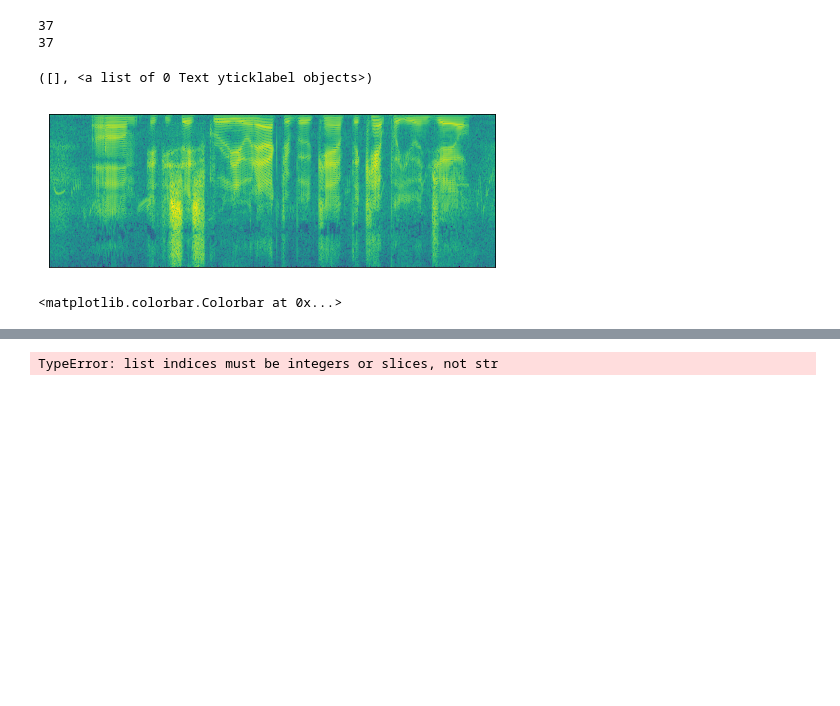
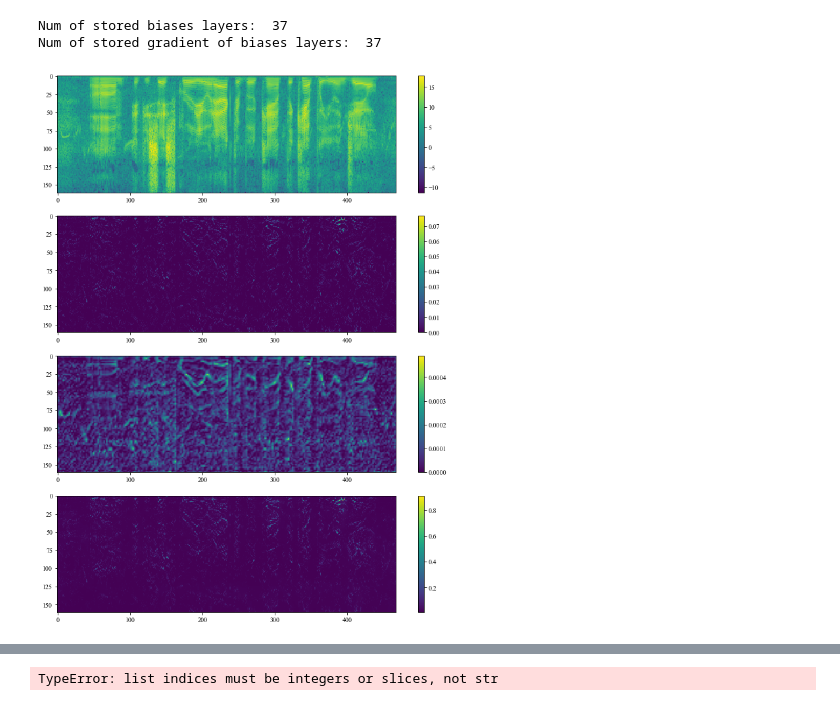
Before and after one commit to Wenhao-Yang/SpeakerVerifiaction-pytorch, a Jupyter notebook: Misc/hook_conv.ipynb, the cells around one changed output, grey strips where cells are left out. Cells and saved outputs as stored; diff of their text form; code cells hidden in the pictures; blank space fills up the shorter version.

```diff
--- a/Misc/hook_conv.ipynb
+++ b/Misc/hook_conv.ipynb
@@ -155,12 +147,27 @@ logits, feat = model(x)
 logits[0].max().backward()
 # print(feature_grads[0].shape)
 # %%
-print(len(bias_layers))
-print(len(out_feature_grads))
+print("Num of stored biases layers: ", len(bias_layers))
+print("Num of stored gradient of biases layers: ", len(out_feature_grads))
 
 ups = torch.nn.UpsamplingBilinear2d(size=(468, 161))
+grad = x.grad.clamp_min(0)
+
 input_gradient = (x.grad * x).clamp_min(0)
-grad = x.grad.clamp_min(0)
+
+# cam
+grad_cam = torch.zeros_like(x)
+L = len(cam_layers)
+assert len(out_layer_grad) == L, print(len(out_layer_grad))
+for i,l in enumerate(out_layer_grad):
+
+    weight = out_layer_grad[i].mean(dim=(2, 3), keepdim=True)
+    feat = out_layer_feat[L-1-i]
+
+    T = (feat * weight).sum(dim=1, keepdim=True).clamp_min(0)
+    grad_cam += ups(T)
+
+# full grad
 full_grad = input_gradient.clone()
 
 L = len(bias_layers)
@@ -177,38 +184,21 @@ for i,l in enumerate(bias_layers):
 #     bias_grad /= bias_grad.max()
 
     full_grad += ups(bias_grad)
+
+vis_grad = [x, grad, grad_cam, full_grad]
 # %% [output]
-37
-37
+Num of stored biases layers:  37
+Num of stored gradient of biases layers:  37
-# %%
-plt.figure(figsize=(8, 5))
-
-im = plt.imshow(x1.transpose())
-plt.xticks([])
-plt.yticks([])
-# plt.colorbar(im)  # 显示颜色标尺
-# print(list(in_feature_grads.keys()))
-# print(list(in_feature.keys()))
-# %% [output]
-([], <a list of 0 Text yticklabel objects>)
-[figure, removed]
 # %%
 plt.figure(figsize=(12, 15))
 # norm = matplotlib.colors.Normalize(vmin=-10., vmax=10.)
 
-ax = plt.subplot(3, 1, 1)
-im = ax.imshow(grad.squeeze().detach().numpy().transpose()) #, norm=norm)
-plt.colorbar(im)  # 显示颜色标尺
-
-ax = plt.subplot(3, 1, 2)
-im = ax.imshow(input_gradient.squeeze().detach().numpy().transpose()) #, norm=norm)
-plt.colorbar(im)  # 显示颜色标尺
-
-ax = plt.subplot(3, 1, 3)
-im = ax.imshow(full_grad.squeeze().detach().numpy().transpose()) #, norm=norm)
-plt.colorbar(im)  # 显示颜色标尺
+for i in range(len(vis_grad)):
+    ax = plt.subplot(len(vis_grad), 1, i+1)
+    im = ax.imshow(vis_grad[i].squeeze().detach().numpy().transpose()) #, norm=norm)
+    plt.colorbar(im)  # 显示颜色标尺
 # %% [output]
-<matplotlib.colorbar.Colorbar at 0x...>
+[figure, added]
 # %%
 def plot_grad(grad, axis):
     this_grad = grad.squeeze().detach().numpy().transpose().mean(axis=axis)
```
Also changed, not shown: parts of 9 cells of this notebook.
